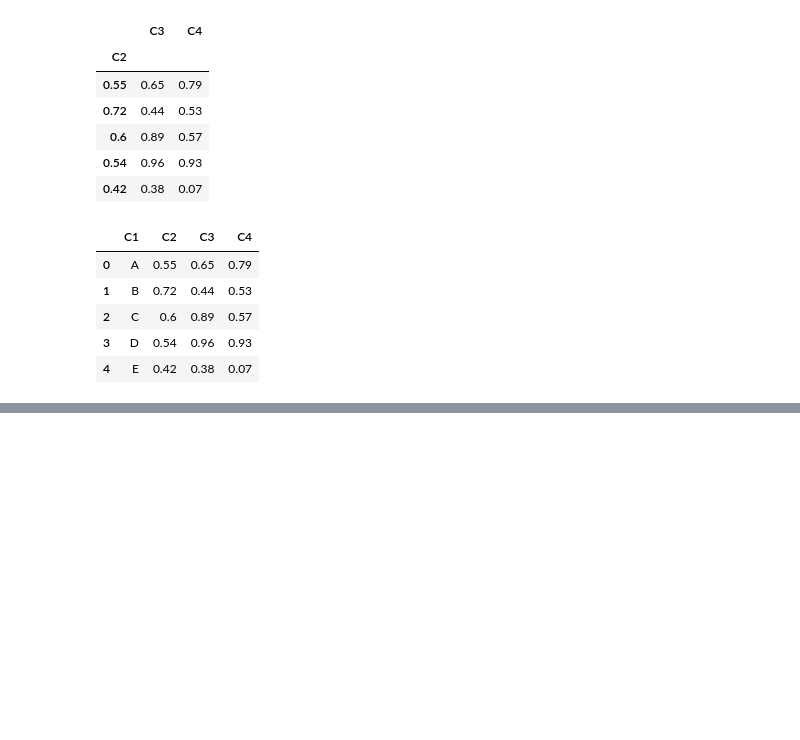
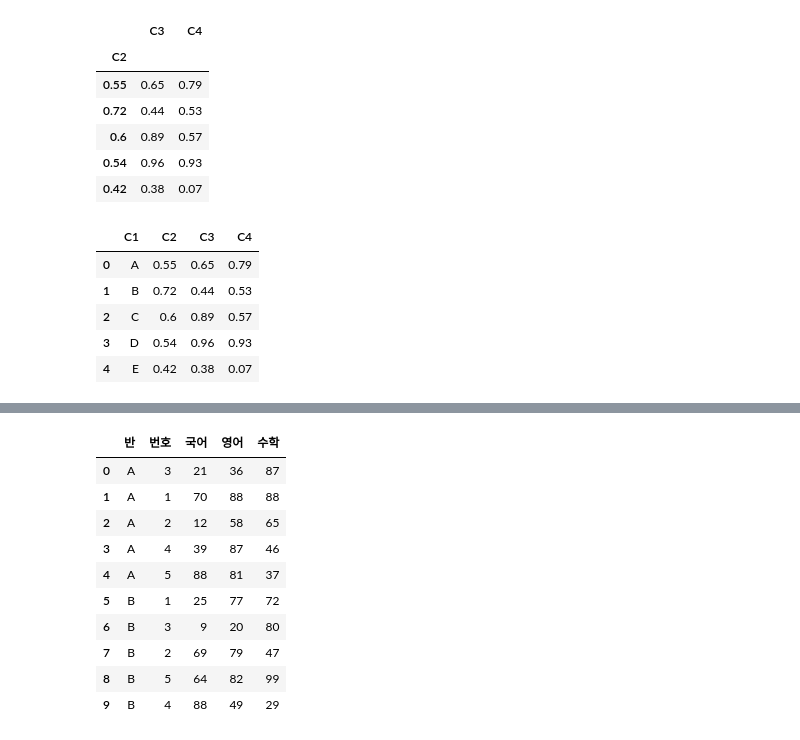
Before and after one commit to Gwon92/WASSUP, a Jupyter notebook: 판다스 공부용.ipynb, the cells around one changed output, grey strips where cells are left out. Cells and saved outputs as stored; diff of their text form; code cells hidden in the pictures; blank space fills up the shorter version.

```diff
--- a/판다스 공부용.ipynb
+++ b/판다스 공부용.ipynb
@@ -427,0 +485,19 @@ df2.reset_index()
+# %%
+np.random.seed(0)
+class1 = np.array(list('AAAAABBBBB')).reshape(10, 1)
+number = np.hstack([np.random.choice(range(1,6), 5, replace=False), np.random.choice(range(1,6), 5, replace=False)]).reshape(10,1)
+score = np.random.randint(0,101,(10,3))
+df_score3 = pd.DataFrame(np.hstack([class1,number, score]), columns=["반","번호","국어","영어","수학"])
+df_score3
+# %% [output]
+|  | 반 | 번호 | 국어 | 영어 | 수학 |
+| 0 | A | 3 | 21 | 36 | 87 |
+| 1 | A | 1 | 70 | 88 | 88 |
+| 2 | A | 2 | 12 | 58 | 65 |
+| 3 | A | 4 | 39 | 87 | 46 |
+| 4 | A | 5 | 88 | 81 | 37 |
+| 5 | B | 1 | 25 | 77 | 72 |
+| 6 | B | 3 | 9 | 20 | 80 |
+| 7 | B | 2 | 69 | 79 | 47 |
+| 8 | B | 5 | 64 | 82 | 99 |
+| 9 | B | 4 | 88 | 49 | 29 |
```
Also changed, not shown: parts of 31 cells of this notebook, 55 other files.
